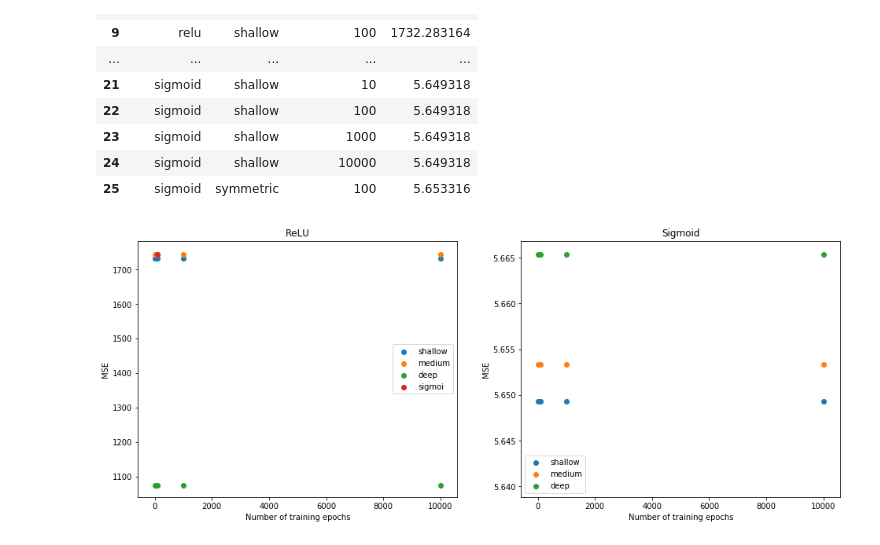
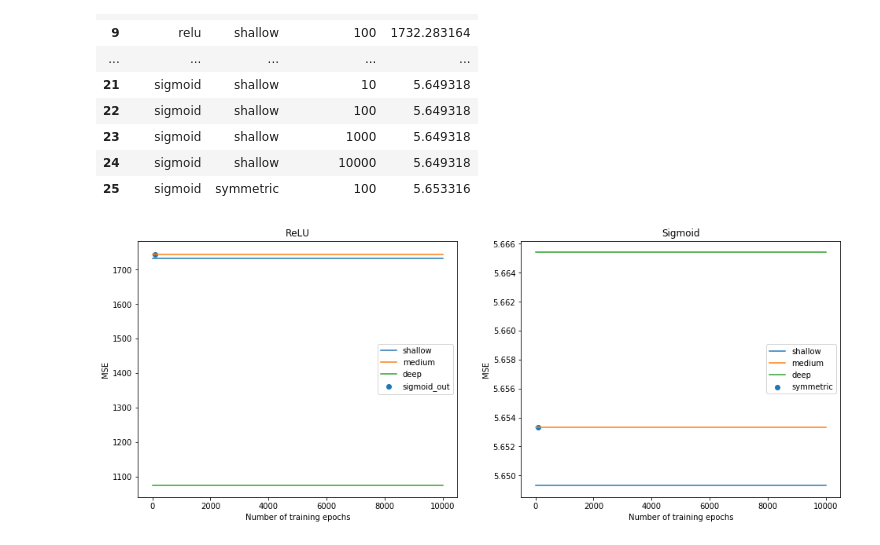
Before and after one commit to satejsoman/in-vino-veritas, a Jupyter notebook: notebooks/aenn.ipynb, the cells around one changed output. Cells and saved outputs as stored; diff of their text form; code cells hidden in the pictures.

Commit message:
added results notebook

```diff
--- a/notebooks/aenn.ipynb
+++ b/notebooks/aenn.ipynb
@@ -136,42 +139,35 @@ results
 # %%
 # Plot results
 fig, ax = plt.subplots(1, 2, sharey=False, figsize=(16,6))
+x = np.array([10, 100, 1000, 10000])
 
-# for idx, i in enumerate(['relu', 'sigmoid']):
-#     for j in ('shallow', 'medium', 'deep'):
-#         x = np.array([10, 100, 1000, 10000])
-#         print(results[(results['activation'] == i) & (results['layers'] == j)]['mse'])
-#         y = results[(results['activation'] == i) & (results['layers'] == j)]['mse']
-#         ax[idx].plot(x, y)
-
-x = np.array([10, 100, 1000, 10000])
 ax[0].set_title('ReLU')
 ax[0].set_xlabel('Number of training epochs')
 ax[0].set_ylabel('MSE')
-ax[0].scatter(x, results[(results['activation'] == 'relu') & (results['layers'] == 'shallow')]['mse'].to_numpy(),
+ax[0].plot(x, results[(results['activation'] == 'relu') & (results['layers'] == 'shallow')]['mse'].to_numpy(),
            label='shallow')
-ax[0].scatter(x, results[(results['activation'] == 'relu') & (results['layers'] == 'medium')]['mse'].to_numpy(),
+ax[0].plot(x, results[(results['activation'] == 'relu') & (results['layers'] == 'medium')]['mse'].to_numpy(),
            label='medium')
-ax[0].scatter(x, results[(results['activation'] == 'relu') & (results['layers'] == 'deep')]['mse'].to_numpy(),
+ax[0].plot(x, results[(results['activation'] == 'relu') & (results['layers'] == 'deep')]['mse'].to_numpy(),
            label='deep')
 ax[0].scatter(np.array([100]), results[(results['activation'] == 'relu') & (results['layers'] == 'sigmoidOut')]['mse'].to_numpy(),
            label='sigmoid_out')
 ax[0].legend()
 
 ax[1].set_title('Sigmoid')
 ax[1].set_xlabel('Number of training epochs')
 ax[1].set_ylabel('MSE')
-ax[1].scatter(x, results[(results['activation'] == 'sigmoid') & (results['layers'] == 'shallow')]['mse'].to_numpy(),
+ax[1].plot(x, results[(results['activation'] == 'sigmoid') & (results['layers'] == 'shallow')]['mse'].to_numpy(),
            label='shallow')
-ax[1].scatter(x, results[(results['activation'] == 'sigmoid') & (results['layers'] == 'medium')]['mse'].to_numpy(),
+ax[1].plot(x, results[(results['activation'] == 'sigmoid') & (results['layers'] == 'medium')]['mse'].to_numpy(),
            label='medium')
-ax[1].scatter(x, results[(results['activation'] == 'sigmoid') & (results['layers'] == 'deep')]['mse'].to_numpy(),
+ax[1].plot(x, results[(results['activation'] == 'sigmoid') & (results['layers'] == 'deep')]['mse'].to_numpy(),
            label='deep')
-ax[1].scatter(x, results[(results['activation'] == 'sigmoid') & (results['layers'] == 'deep')]['mse'].to_numpy(),
-           label='deep')
+ax[1].scatter(np.array([100]), results[(results['activation'] == 'sigmoid') & (results['layers'] == 'symmetric')]['mse'].to_numpy(),
+           label='symmetric')
 ax[1].legend()
 
 plt.savefig(os.path.join('..', 'images', 'aenn_results_plot.png'))
 plt.show()
 # %% [output]
-[figure, old version]
+[figure, new version]
```
Also changed, not shown: parts of 1 cell of this notebook, 3 other files.
